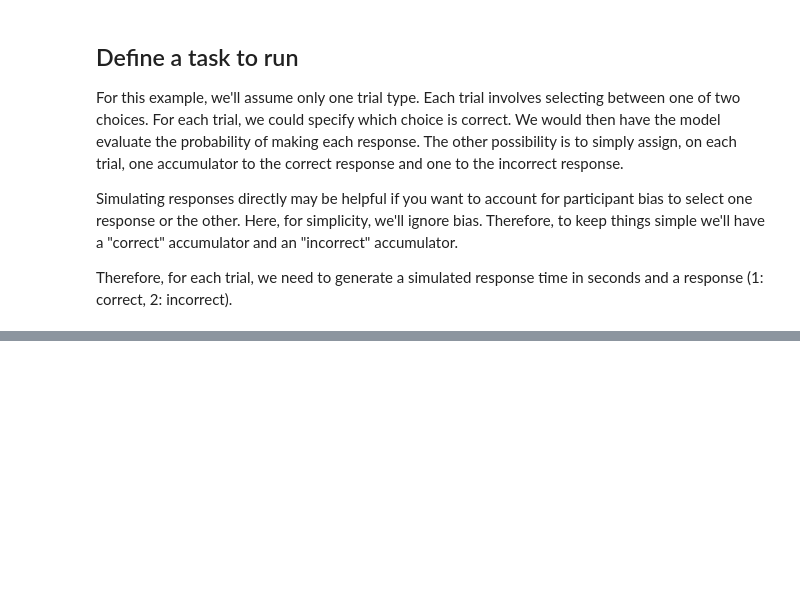
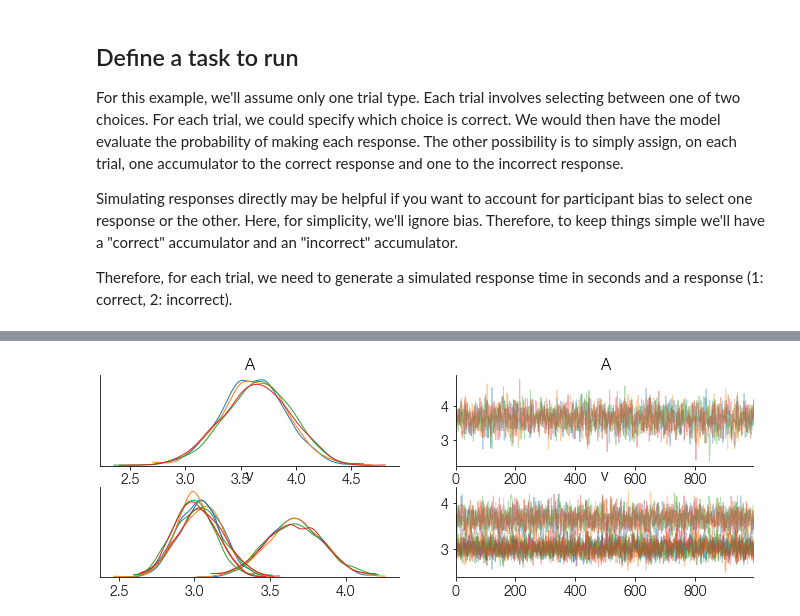
Before and after one commit to mortonne/psireact, a Jupyter notebook: jupyter/lba_recovery.ipynb, the cells around one changed output, grey strips where cells are left out. Saved outputs shown, nothing was run; the diff lists cells and outputs as text; code cells hidden in the pictures; blank space fills up the shorter version.

```diff
--- a/jupyter/lba_recovery.ipynb
+++ b/jupyter/lba_recovery.ipynb
@@ -44,0 +26,9 @@ TypeError: inner_fct() takes 2 positional arguments but 5 were given
+# %%
+lba_model = lba.LBA()
+param = {'A': 4, 'b': 8, 'v': [1, 2, 2.5], 's': 1, 'tau': 0}
+n_trial = 200
+test_type = np.ones(n_trial, dtype='int32')
+df = lba_model.gen(test_type, param)
+# %%
+data = {'rt': df.rt.to_numpy(), 'response': df.response.to_numpy(),
+        'test': df.test.to_numpy()}
@@ -44,0 +39,13 @@ TypeError: inner_fct() takes 2 positional arguments but 5 were given
+# %%
+from psireact import model
+with pm.Model() as graph:
+    s = 1
+    tau = 0
+    b = 8
+    A = pm.Uniform('A', lower=0, upper=b)
+    v = pm.Uniform('v', lower=0, upper=10, shape=3)
+    param = {'A': A, 'b': b, 'v': v, 's': s, 'tau': tau}
+    def logp(rt, response, test):
+        p = lba_model.tensor_pdf(rt, response, test, param)
+        return model.log_prob(p)
+    t_resp = pm.DensityDist('t_resp', logp, observed=data)
@@ -44,0 +58,2 @@ TypeError: inner_fct() takes 2 positional arguments but 5 were given
+# %%
+trace = pm.sample(1000, tune=500, model=graph)
@@ -44,0 +69,4 @@ TypeError: inner_fct() takes 2 positional arguments but 5 were given
+# %%
+h = pm.traceplot(trace)
+# %% [output]
+[figure, added]
```
Also changed, not shown: parts of 13 cells of this notebook.
